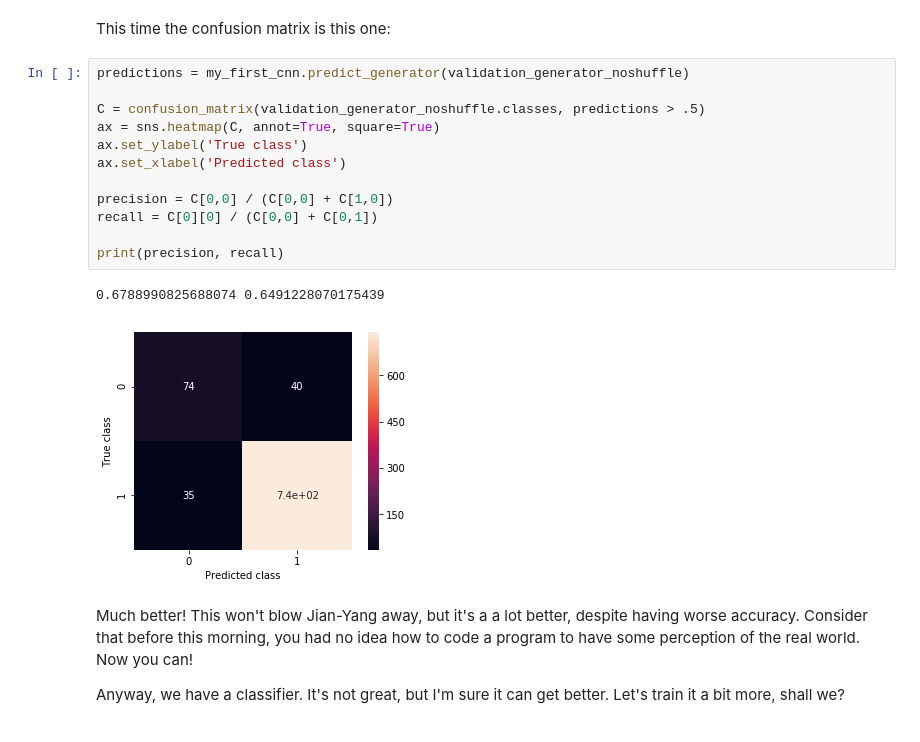
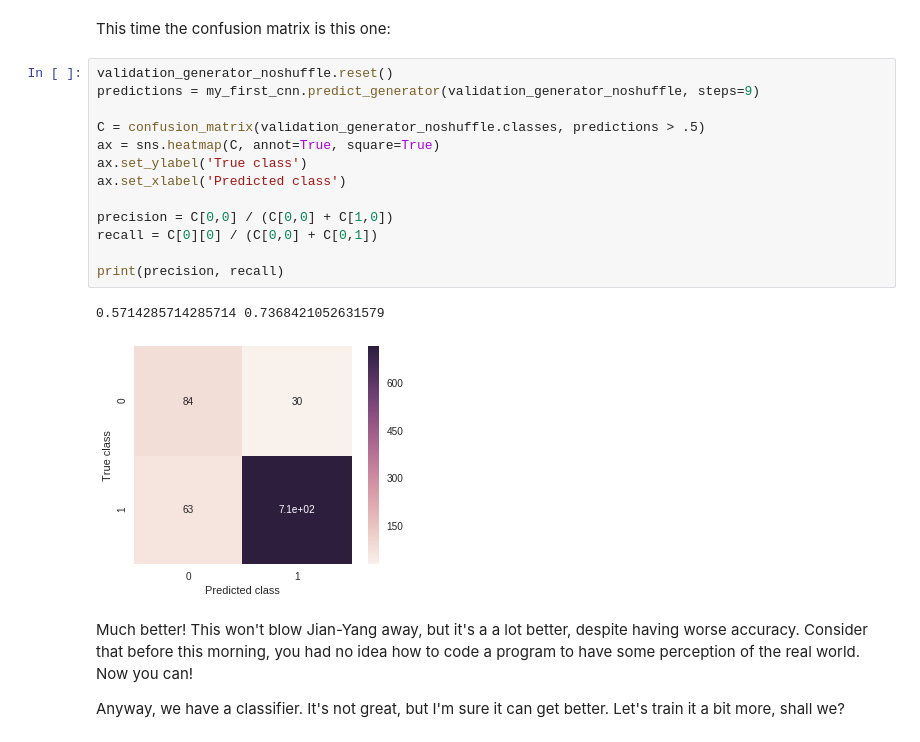
Before and after one commit to danimateos/hotdog-nohotdog, a Jupyter notebook: 04-Evaluating_the_classifier.ipynb, the cells around one changed output. Drawn from its saved outputs; the diff is of its cells as text.

```diff
--- a/04-Evaluating_the_classifier.ipynb
+++ b/04-Evaluating_the_classifier.ipynb
@@ -163,20 +181,21 @@ Wall time: 11min 43s
 # %% [markdown]
 This time the confusion matrix is this one:
 # %%
-predictions = my_first_cnn.predict_generator(validation_generator_noshuffle)
+validation_generator_noshuffle.reset()
+predictions = my_first_cnn.predict_generator(validation_generator_noshuffle, steps=9)
 
 C = confusion_matrix(validation_generator_noshuffle.classes, predictions > .5)
 ax = sns.heatmap(C, annot=True, square=True)
 ax.set_ylabel('True class')
 ax.set_xlabel('Predicted class')
 
 precision = C[0,0] / (C[0,0] + C[1,0])
 recall = C[0][0] / (C[0,0] + C[0,1])
 
 print(precision, recall)
 # %% [output]
-0.6788990825688074 0.6491228070175439
+0.5714285714285714 0.7368421052631579
-[figure, old version]
+[figure, new version]
 # %% [markdown]
 Much better! This won't blow Jian-Yang away, but it's a a lot better, despite having worse accuracy. Consider that before this morning, you had no idea how to code a program to have some perception of the real world. Now you can!
 
```
Also changed, not shown: parts of 11 cells of this notebook.
